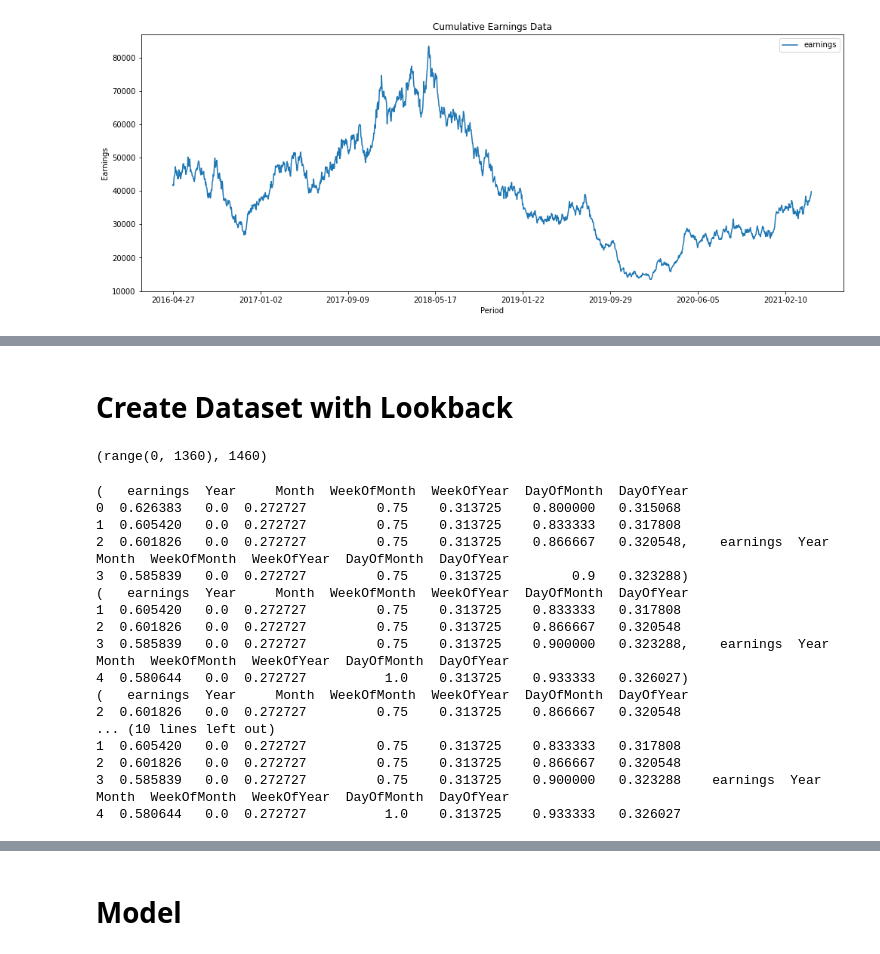
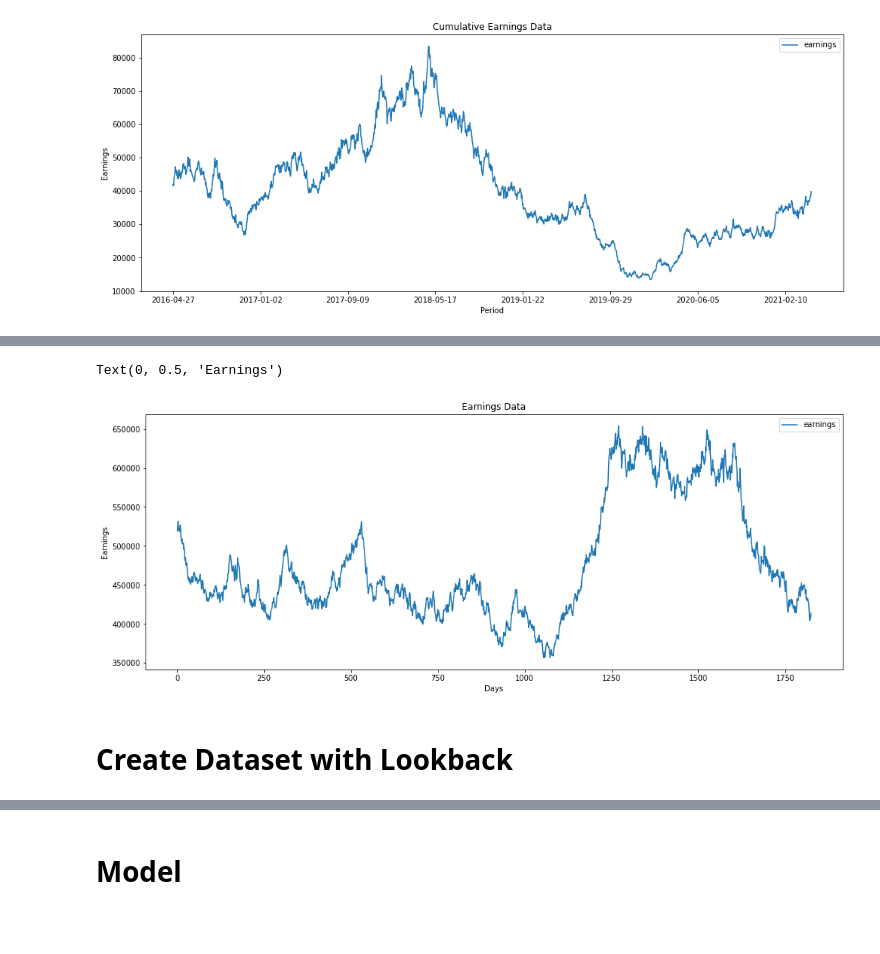
Before and after one commit to sethjuarez/tlaloc, a Jupyter notebook: notebooks/explore.ipynb, the cells around one changed output, grey strips where cells are left out. Cells and saved outputs as stored; diff of their text form; code cells hidden in the pictures; blank space fills up the shorter version.

```diff
--- a/notebooks/explore.ipynb
+++ b/notebooks/explore.ipynb
@@ -134,3 +134,13 @@ fig.show()
+# %%
+fig, ax = plt.subplots(figsize=(1600/96., 600/96.))
+ax = data_all.plot(ax=ax, kind='line', x='days', y='earnings')
+leg = ax.legend()
+plt.title(f'Earnings Data')
+plt.xlabel('Days')
+plt.ylabel('Earnings')
+# %% [output]
+Text(0, 0.5, 'Earnings')
+[figure, added]
 # %% [markdown]
 # Create Dataset with Lookback
 # %%
@@ -143,33 +148,0 @@ def gen_dataset(seq_data: np.array, sz: int = 3):
-# %%
-range(len(train_data_scaled) - window), len(train_data_scaled)
-# %% [output]
-(range(0, 1360), 1460)
-# %%
-# try generator
-tries = 3
-for item in gen_dataset(train_data_scaled):
-    print(item)
-    tries -= 1
-    if tries == 0:
-        break
-print('Reals:')
-print(train_data_scaled[0:3], train_data_scaled[3:4])
-print(train_data_scaled[1:4], train_data_scaled[4:5])
-# %% [output]
-(   earnings  Year     Month  WeekOfMonth  WeekOfYear  DayOfMonth  DayOfYear
-0  0.626383   0.0  0.272727         0.75    0.313725    0.800000   0.315068
-1  0.605420   0.0  0.272727         0.75    0.313725    0.833333   0.317808
-2  0.601826   0.0  0.272727         0.75    0.313725    0.866667   0.320548,    earnings  Year     Month  WeekOfMonth  WeekOfYear  DayOfMonth  DayOfYear
-3  0.585839   0.0  0.272727         0.75    0.313725         0.9   0.323288)
-(   earnings  Year     Month  WeekOfMonth  WeekOfYear  DayOfMonth  DayOfYear
-1  0.605420   0.0  0.272727         0.75    0.313725    0.833333   0.317808
-2  0.601826   0.0  0.272727         0.75    0.313725    0.866667   0.320548
-3  0.585839   0.0  0.272727         0.75    0.313725    0.900000   0.323288,    earnings  Year     Month  WeekOfMonth  WeekOfYear  DayOfMonth  DayOfYear
-4  0.580644   0.0  0.272727          1.0    0.313725    0.933333   0.326027)
-(   earnings  Year     Month  WeekOfMonth  WeekOfYear  DayOfMonth  DayOfYear
-2  0.601826   0.0  0.272727         0.75    0.313725    0.866667   0.320548
-... (10 lines left out)
-1  0.605420   0.0  0.272727         0.75    0.313725    0.833333   0.317808
-2  0.601826   0.0  0.272727         0.75    0.313725    0.866667   0.320548
-3  0.585839   0.0  0.272727         0.75    0.313725    0.900000   0.323288    earnings  Year     Month  WeekOfMonth  WeekOfYear  DayOfMonth  DayOfYear
-4  0.580644   0.0  0.272727          1.0    0.313725    0.933333   0.326027
```
Also changed, not shown: parts of 23 cells of this notebook, 1 other file.
